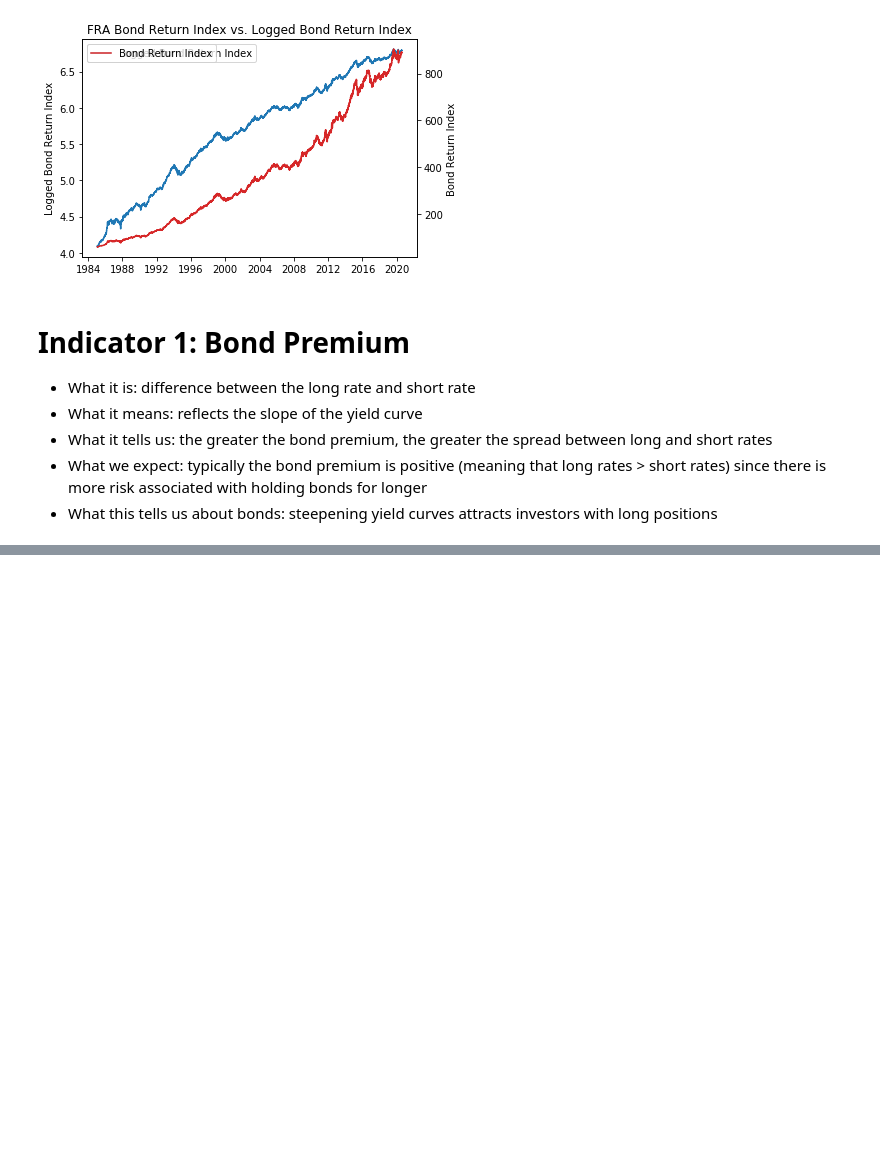
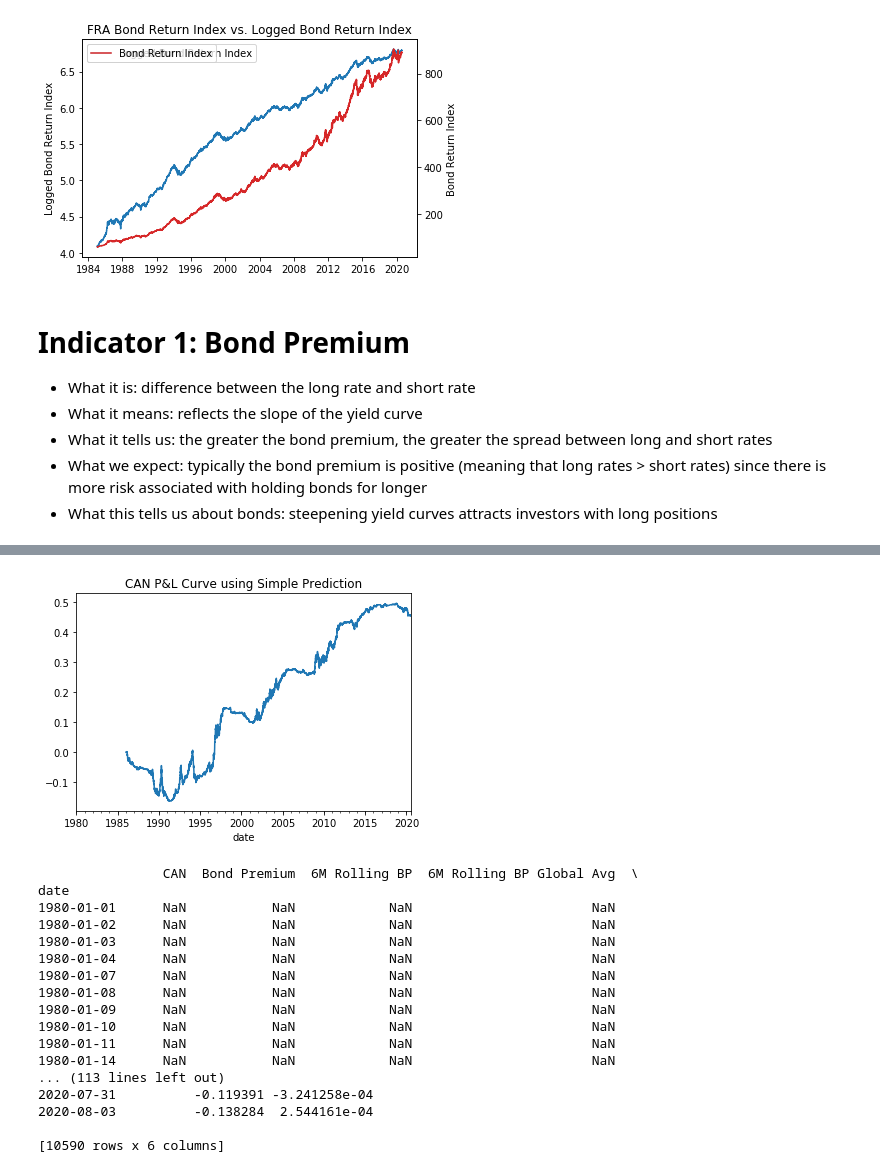
Before and after one commit to Mike-Huntress/Internship2020, a Jupyter notebook: Project.ipynb, the cells around one changed output, grey strips where cells are left out. Drawn from its saved outputs; the diff is of its cells as text; code cells hidden in the pictures; blank space fills up the shorter version.

Commit message:
I think have working bond premium indicator and signal

```diff
--- a/Project.ipynb
+++ b/Project.ipynb
@@ -49,11 +46,13 @@ plt.show()
 * What we expect: typically the bond premium is positive (meaning that long rates > short rates) since there is more risk associated with holding bonds for longer
 * What this tells us about bonds: steepening yield curves attracts investors with long positions
 # %%
+# Calculating Bond Premium for all countries
 ShortRates = dl.pull('ShortRates') # monthly
 LongRates = dl.pull('LongRates') # monthly, nominal yield on 10-year govenment issued bonds
+BondPremium = LongRates - ShortRates
+BondPremium[average] = BondPremium.mean(axis=1) # global average
 
-BondPremium = LongRates - ShortRates # reflects the slope of the yield curve
-BondPremium[average] = BondPremium.mean(axis=1)
+country = 'FRA'
 
 # Bond Premium vs. Bond Returns
 fig, ax1 = plt.subplots()
@@ -68,7 +67,5 @@ ax2.set_ylabel(ax2_label)
 ax2.legend()
 plt.title(f'{country} Bond Premium vs Bond Return Index')
 plt.show()
-
-BondPremium.tail()
 # %% [output]
 [figure]
@@ -127,0 +72,60 @@ AttributeError: 'PandasArray' object has no attribute 'reshape'
+# %%
+# Takes in a country and returns prediction dataframe
+def BondPremiumIndicator(country):
+
+    # Set up dataframe, rows are business days
+    countryData = pd.DataFrame(BondReturnIndex[country])
+
+    # Before inserting data into dataframe, upsample to business days to match Bond Return Index
+    countryData['Bond Premium'] = BondPremium[country].resample('B').ffill()
+    countryData['6M Rolling BP'] = (BondPremium[country].rolling(6).mean()).resample('B').ffill()
+    countryData['6M Rolling BP Global Avg'] = (BondPremium[average].rolling(6).mean()).resample('B').ffill()
+
+    # Simple prediction looks only at Bond Premium and scales it
+    # The bigger the Bond Premium, the steeper the yield curve, the bigger our long position
+    scaler = MinMaxScaler(feature_range=(-1, 1))
+    countryData['Simple Prediction'] = scaler.fit_transform(countryData['Bond Premium'].values.reshape(-1,1))
+
+    # Better prediction needs to consider change over time and local/global context
+    # WORKING ON THIS NOW
+
+    # Calculate P&L
+    countryData = PandLAnalysis(countryData, country)
+
+    return countryData
+
+
+# Calculate and display P&L values from prediction dataframe
+def PandLAnalysis(data, country):
+
+    data['P&L'] = data['Simple Prediction'] * data[country].shift(1).pct_change()
+
+    # Plot P&L Curve
+    data['P&L'].cumsum().plot()
+    plt.title(f'{country} P&L Curve using Simple Prediction')
+    plt.show()
+
+    return data
+
+country = 'CAN'
+results = BondPremiumIndicator(country)
+print(results)
+# %% [output]
+[figure, added]
+                CAN  Bond Premium  6M Rolling BP  6M Rolling BP Global Avg  \
+date
+1980-01-01      NaN           NaN            NaN                       NaN
+1980-01-02      NaN           NaN            NaN                       NaN
+1980-01-03      NaN           NaN            NaN                       NaN
+1980-01-04      NaN           NaN            NaN                       NaN
+1980-01-07      NaN           NaN            NaN                       NaN
+1980-01-08      NaN           NaN            NaN                       NaN
+1980-01-09      NaN           NaN            NaN                       NaN
+1980-01-10      NaN           NaN            NaN                       NaN
+1980-01-11      NaN           NaN            NaN                       NaN
+1980-01-14      NaN           NaN            NaN                       NaN
+... (113 lines left out)
+2020-07-31          -0.119391 -3.241258e-04
+2020-08-03          -0.138284  2.544161e-04
+
+[10590 rows x 6 columns]
```
Also changed, not shown: parts of 4 cells of this notebook.
